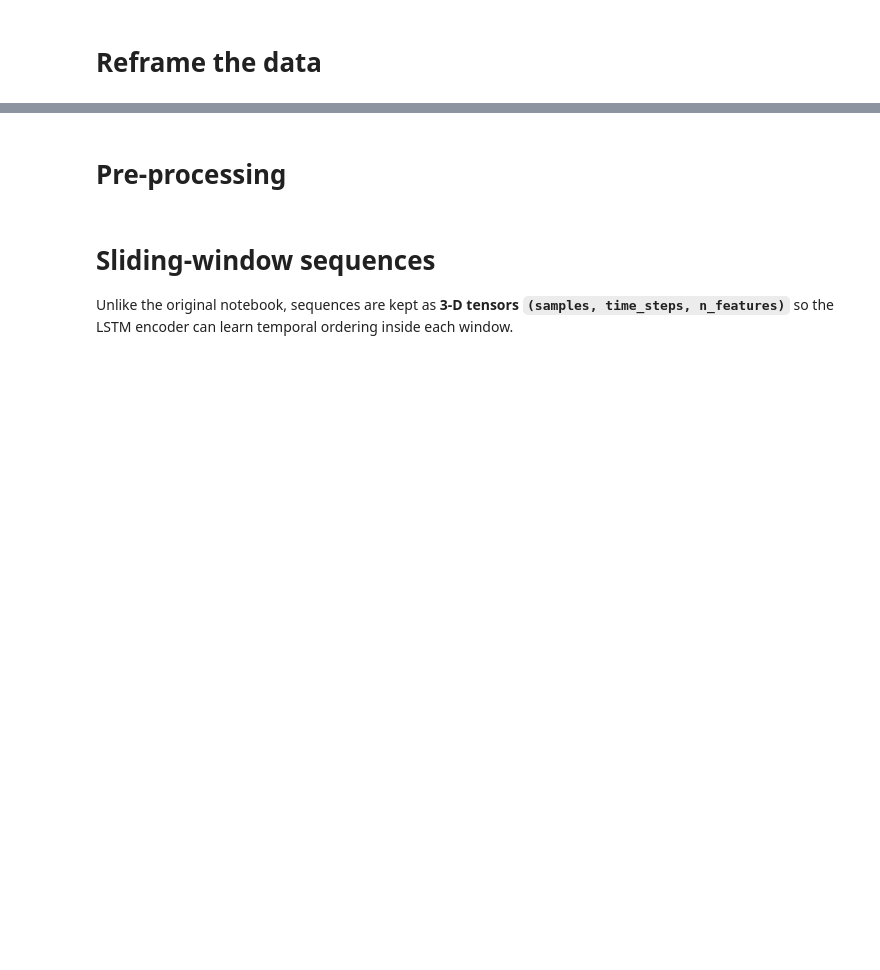
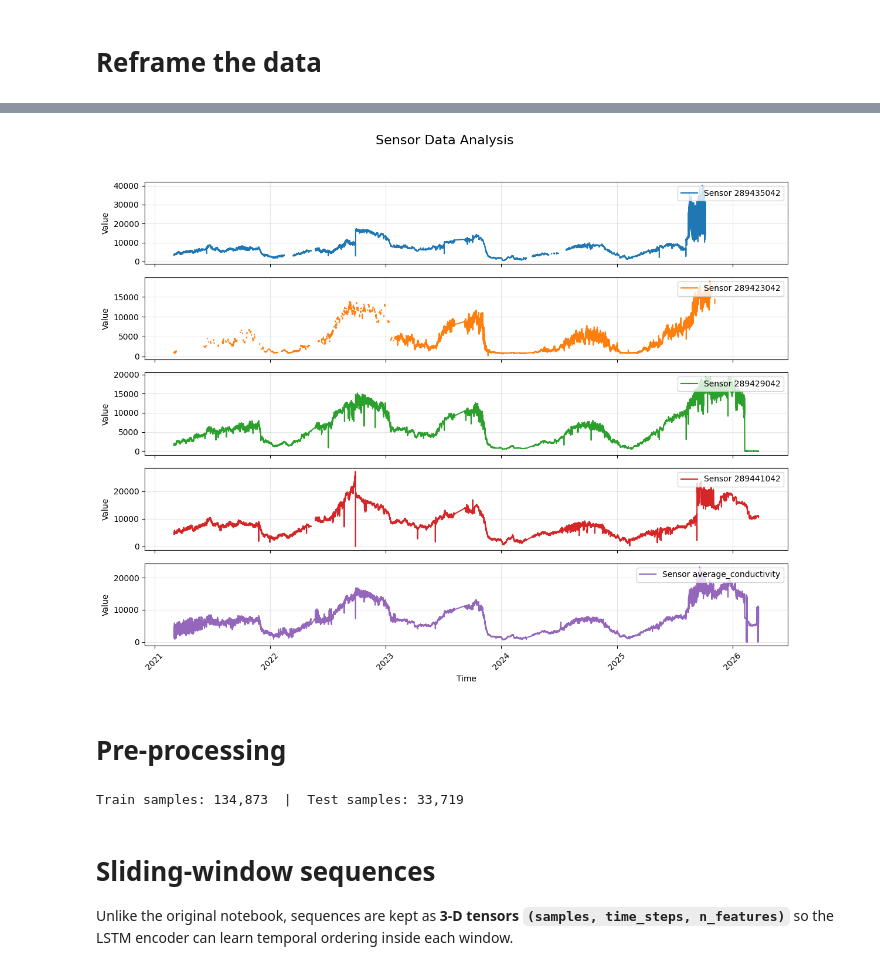
Before and after one commit to ShehabEldeenAyman/Gent-Terneuzen-canal, a Jupyter notebook: time_series_analysis/timeseriesanalysis-deeplearning-lstm.ipynb, the cells around one changed output, grey strips where cells are left out. Saved outputs shown, nothing was run; the diff lists cells and outputs as text; code cells hidden in the pictures; blank space fills up the shorter version.

```diff
--- a/time_series_analysis/timeseriesanalysis-deeplearning-lstm.ipynb
+++ b/time_series_analysis/timeseriesanalysis-deeplearning-lstm.ipynb
@@ -95,29 +117,33 @@ print(final_df.head())
 # %%
-fig, axes = plt.subplots(nrows=4, ncols=1, figsize=(12, 10), sharex=True)
+fig, axes = plt.subplots(nrows=5, ncols=1, figsize=(12, 10), sharex=True)
 
 sensors = ['289435042', '289423042', '289429042', '289441042']
-colors  = ['#1f77b4', '#ff7f0e', '#2ca02c', '#d62728']
+colors  = ['#1f77b4', '#ff7f0e', '#2ca02c', '#d62728','#9467bd']
+final_df['average_conductivity'] = final_df[sensors].mean(axis=1)
+sensors_with_avg = sensors + ['average_conductivity']
 
-for i, sensor in enumerate(sensors):
+for i, sensor in enumerate(sensors_with_avg):
     ax = axes[i]
     ax.plot(final_df.index, final_df[sensor], label=f"Sensor {sensor}", color=colors[i])
     ax.set_ylabel("Value")
     ax.legend(loc='upper right')
     ax.grid(True, alpha=0.3)
 
 plt.suptitle("Sensor Data Analysis", fontsize=16)
 plt.xlabel("Time")
 plt.xticks(rotation=45)
 plt.tight_layout(rect=[0, 0.03, 1, 0.95])
 plt.show()
+# %% [output]
+[figure, added]
 # %% [markdown]
 # Pre-processing
 # %%
 df_clean = final_df.copy()
 df_clean = df_clean.ffill().bfill()
 
-feature_sensors = ['289435042', '289423042', '289429042', '289441042']
-target_sensor   = '289441042'
+feature_sensors = ['289435042', '289423042', '289429042', '289441042','average_conductivity']
+target_sensor   = 'average_conductivity'
 target_col_idx  = feature_sensors.index(target_sensor)   # = 3
 n_features      = len(feature_sensors)                   # = 4
 
@@ -133,6 +159,8 @@ train_scaled  = scaler.fit_transform(train_data)
 test_scaled   = scaler.transform(test_data)
 
 print(f"Train samples: {len(train_scaled):,}  |  Test samples: {len(test_scaled):,}")
+# %% [output]
+Train samples: 134,873  |  Test samples: 33,719
 # %% [markdown]
 # Sliding-window sequences
 
```
Also changed, not shown: parts of 2 cells of this notebook, 1 other file.
